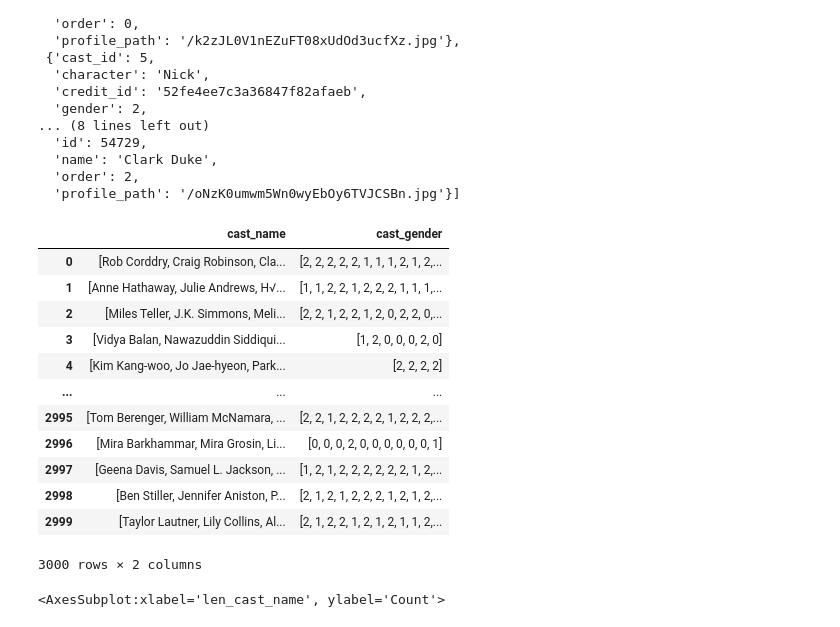
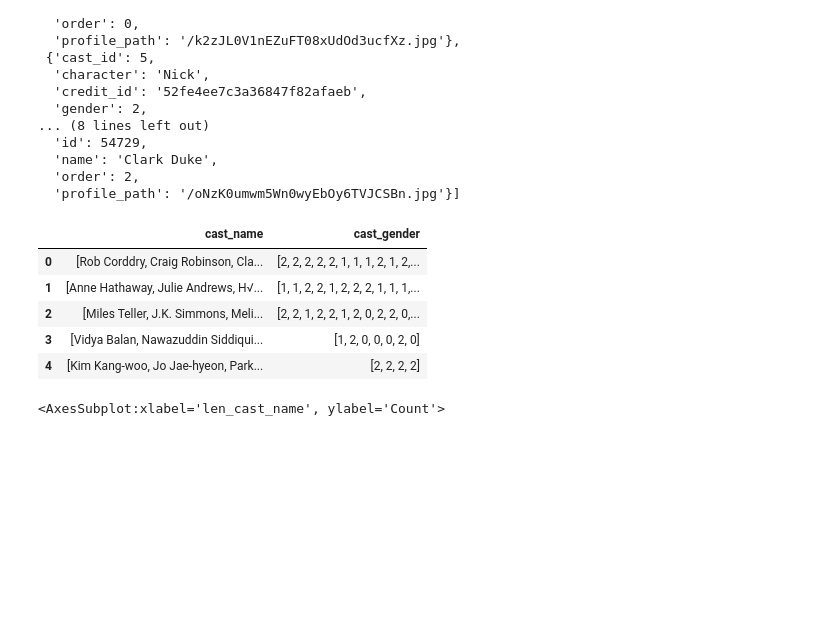
Before and after one commit to eydeem/Movie-prediction, a Jupyter notebook: main.ipynb, the cells around one changed output. Saved outputs shown, nothing was run; the diff lists cells and outputs as text; code cells hidden in the pictures; blank space fills up the shorter version.

```diff
--- a/main.ipynb
+++ b/main.ipynb
@@ -1008,26 +1133,18 @@ train['cast'][0][:3]
 # %%
 train['cast_name'] = list(train['cast'].apply(lambda x: [i['name'] for i in x] if x != 0 else []).values)
 train['len_cast_name'] = train['cast_name'].apply(lambda x: len(x))
 train['cast_gender'] = list(train['cast'].apply(lambda x: [i['gender'] for i in x] if x != 0 else []).values)
-train['len_cast_gender'] = train['cast_gender'].apply(lambda x: len(x))
+#train['len_cast_gender'] = train['cast_gender'].apply(lambda x: len(x))
 train['cast_id'] = list(train['cast'].apply(lambda x: [i['id'] for i in x] if x != 0 else []).values)
 
-
-train[['cast_name','cast_gender']]
+train[['cast_name','cast_gender']].head()
 # %% [output]
 |  | cast_name | cast_gender |
 | 0 | [Rob Corddry, Craig Robinson, Cla... | [2, 2, 2, 2, 2, 1, 1, 1, 2, 1, 2,... |
 | 1 | [Anne Hathaway, Julie Andrews, H√... | [1, 1, 2, 2, 1, 2, 2, 2, 1, 1, 1,... |
 | 2 | [Miles Teller, J.K. Simmons, Meli... | [2, 2, 1, 2, 2, 1, 2, 0, 2, 2, 0,... |
 | 3 | [Vidya Balan, Nawazuddin Siddiqui... | [1, 2, 0, 0, 0, 2, 0] |
 | 4 | [Kim Kang-woo, Jo Jae-hyeon, Park... | [2, 2, 2, 2] |
-| ... | ... | ... |
-| 2995 | [Tom Berenger, William McNamara, ... | [2, 2, 1, 2, 2, 2, 2, 1, 2, 2, 2,... |
-| 2996 | [Mira Barkhammar, Mira Grosin, Li... | [0, 0, 0, 2, 0, 0, 0, 0, 0, 0, 1] |
-| 2997 | [Geena Davis, Samuel L. Jackson, ... | [1, 2, 1, 2, 2, 2, 2, 2, 2, 1, 2,... |
-| 2998 | [Ben Stiller, Jennifer Aniston, P... | [2, 1, 2, 1, 2, 2, 2, 1, 2, 1, 2,... |
-| 2999 | [Taylor Lautner, Lily Collins, Al... | [2, 1, 2, 2, 1, 2, 1, 2, 1, 1, 2,... |
-3000 rows × 2 columns
 # %%
 plt.figure(figsize=(15,8))
 sns.histplot(data = train['len_cast_name'], bins = 150)
```
Also changed, not shown: parts of 110 cells of this notebook.
